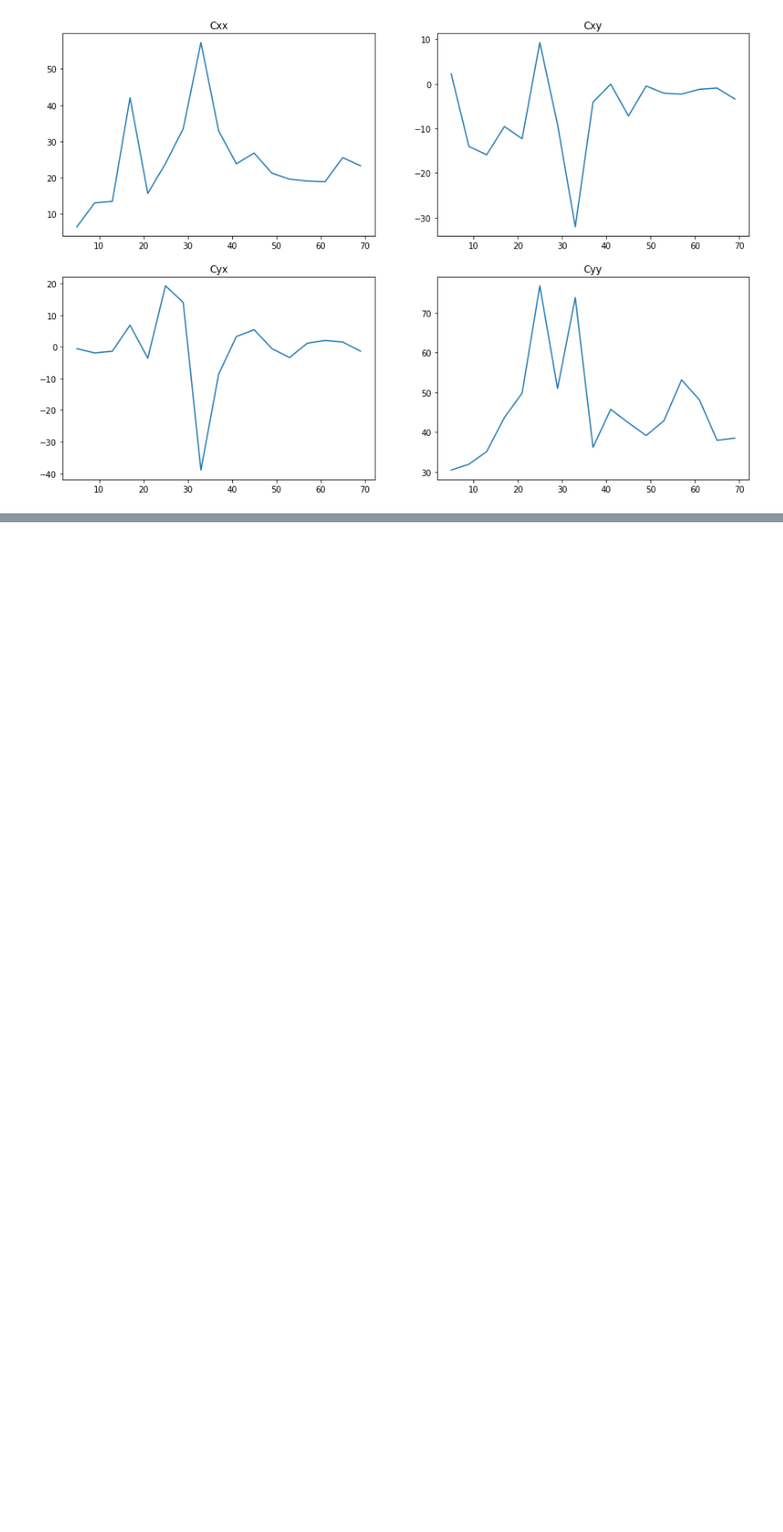
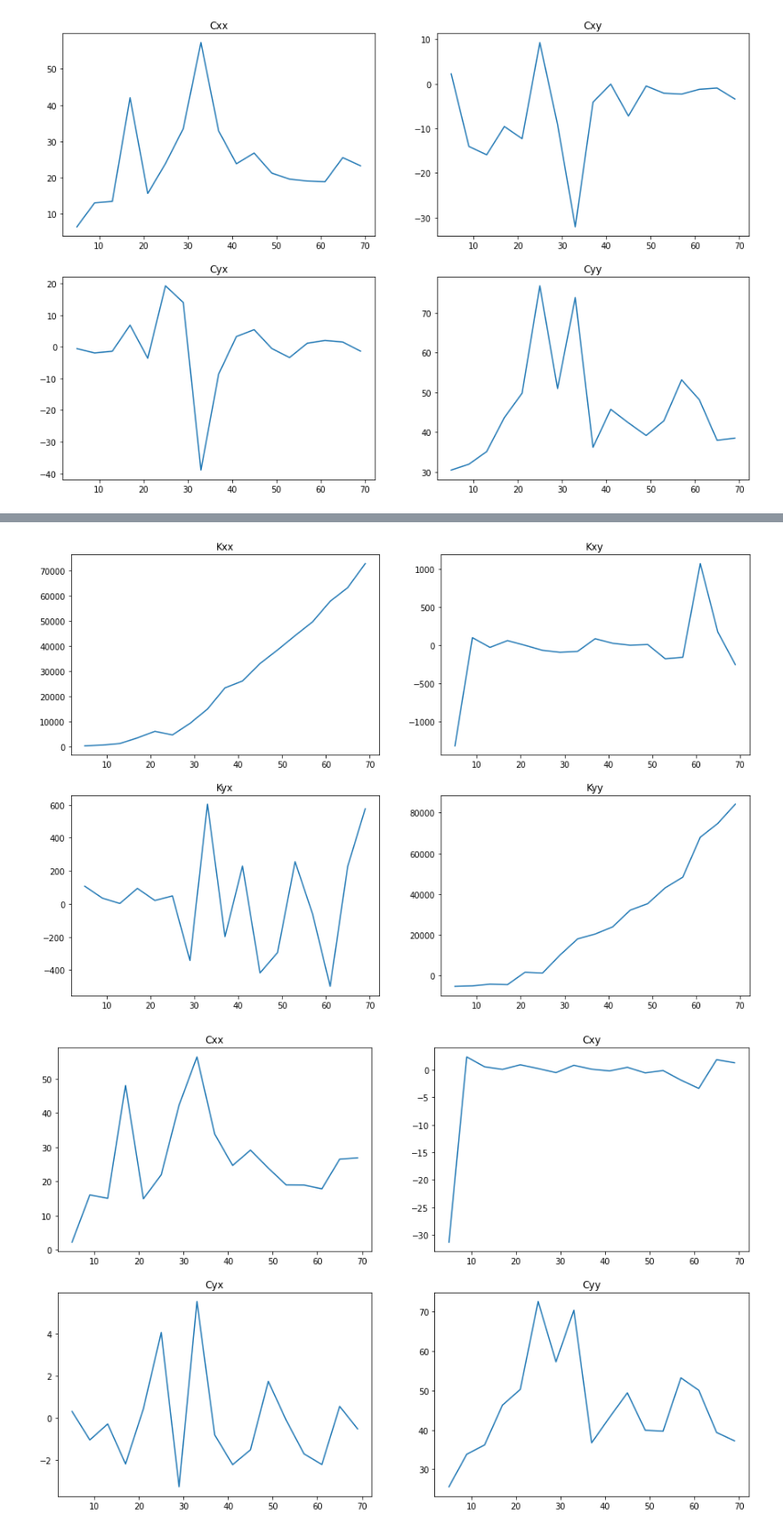
Before and after one commit to felipeangelimvieira/seal_parameter_identification, a Jupyter notebook: notebooks/frequency-eiv-results-1.0.ipynb, the cells around one changed output, grey strips where cells are left out. Shown at 89% size. Saved outputs shown, nothing was run; the diff lists cells and outputs as text; code cells hidden in the pictures; blank space fills up the shorter version.

```diff
--- a/notebooks/frequency-eiv-results-1.0.ipynb
+++ b/notebooks/frequency-eiv-results-1.0.ipynb
@@ -197,3 +171,0 @@ Ys = np.array(Ys)
-# %%
-G = np.mean(Ys, axis=0) @ np.linalg.inv(np.mean(Us,axis=0))
-G
@@ -346,12 +171,0 @@ DeviceArray(49.52254, dtype=float32)
-# %%
-def callback(y_pred, y_true):
-
-    plt.figure(figsize=(10, 8))
-    #plt.plot(shuffler.undo_shuffle(np.squeeze(y_pred))[100:600], linestyle="dotted")
-    #plt.plot(shuffler.undo_shuffle(np.squeeze(y_true))[100:600])
-    plt.plot(y_pred)
-    plt.plot(y_true)
-    plt.show()
-
-
-train(params, q, freqs, f, batch_size=2, optimizer=adam, step_size=1e2, epochs=40, callback=None, batch_forward_pass=batch_forward_pass)
@@ -404,0 +295,36 @@ Epoch 11
+# %%
+Cs = np.array([d["C"] for d in responses])
+Ks = np.array([d["K"] for d in responses])
+Fs = np.array([d["freq"] for d in responses])
+# %%
+fig, axs = plt.subplots(2,2, figsize=(15,10))
+axs[0,0].plot(Fs, Ks[:, 0, 0])
+axs[0,0].set_title("Kxx")
+
+axs[0,1].plot(Fs, Ks[:, 0, 1])
+axs[0,1].set_title("Kxy")
+
+axs[1,0].plot(Fs, Ks[:, 1, 0])
+axs[1,0].set_title("Kyx")
+
+axs[1,1].plot(Fs, Ks[:, 1,1])
+axs[1,1].set_title("Kyy")
+
+
+fig, axs = plt.subplots(2,2, figsize=(15,10))
+axs[0,0].plot(Fs, Cs[:, 0, 0])
+axs[0,0].set_title("Cxx")
+
+axs[0,1].plot(Fs, Cs[:, 0, 1])
+axs[0,1].set_title("Cxy")
+
+axs[1,0].plot(Fs, Cs[:, 1, 0])
+axs[1,0].set_title("Cyx")
+
+axs[1,1].plot(Fs, Cs[:, 1,1])
+axs[1,1].set_title("Cyy")
+
+fig.show()
+# %% [output]
+[figure, added]
+[figure, added]
```
Also changed, not shown: parts of 22 cells of this notebook, 2 other files.
